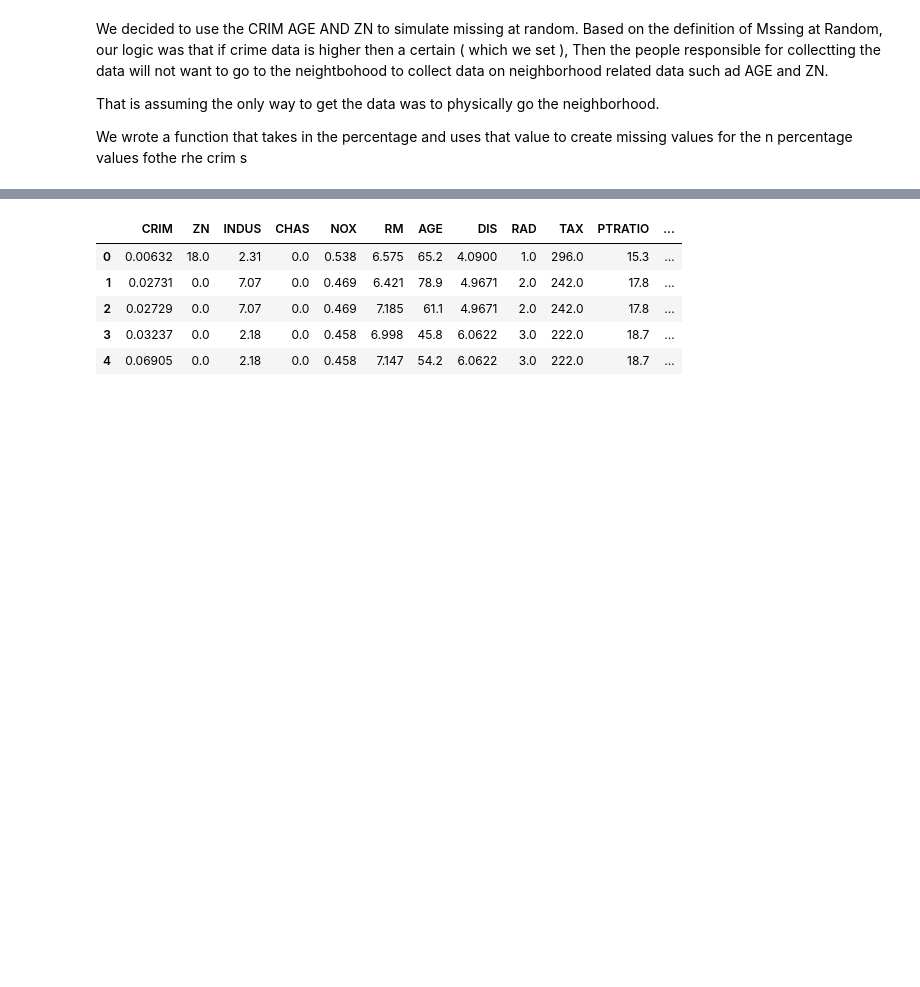
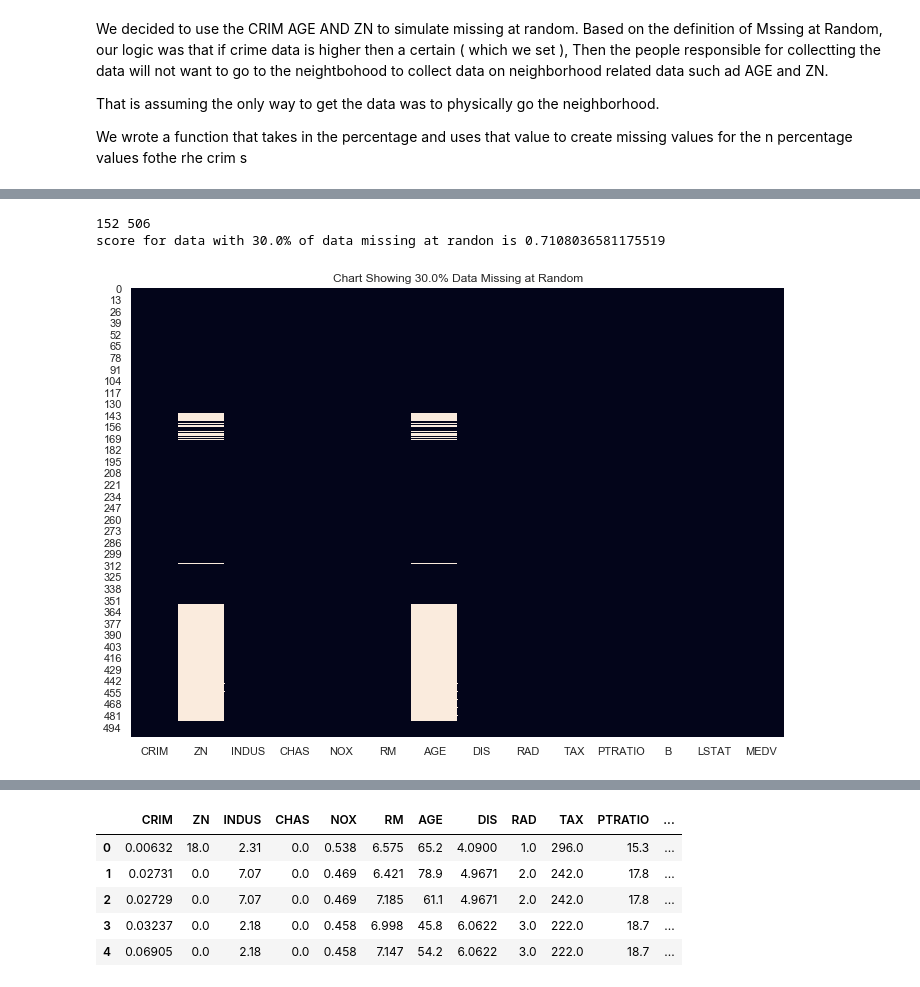
Before and after one commit to kjprice/smu-quantifying-the-world, a Jupyter notebook: CaseStudy5 aka Assignment10/Assignment10.ipynb, the cells around one changed output, grey strips where cells are left out. Drawn from its saved outputs; the diff is of its cells as text; code cells hidden in the pictures; blank space fills up the shorter version.

```diff
--- a/CaseStudy5 aka Assignment10/Assignment10.ipynb
+++ b/CaseStudy5 aka Assignment10/Assignment10.ipynb
@@ -410,0 +403,6 @@ We wrote a function that takes in the percentage and uses that value to create m
+# %%
+get_score_percent_missing_at_random(0.3)
+# %% [output]
+152 506
+score for data with 30.0% of data missing at randon is 0.7108036581175519
+[figure, added]
```
Also changed, not shown: parts of 30 cells of this notebook.
